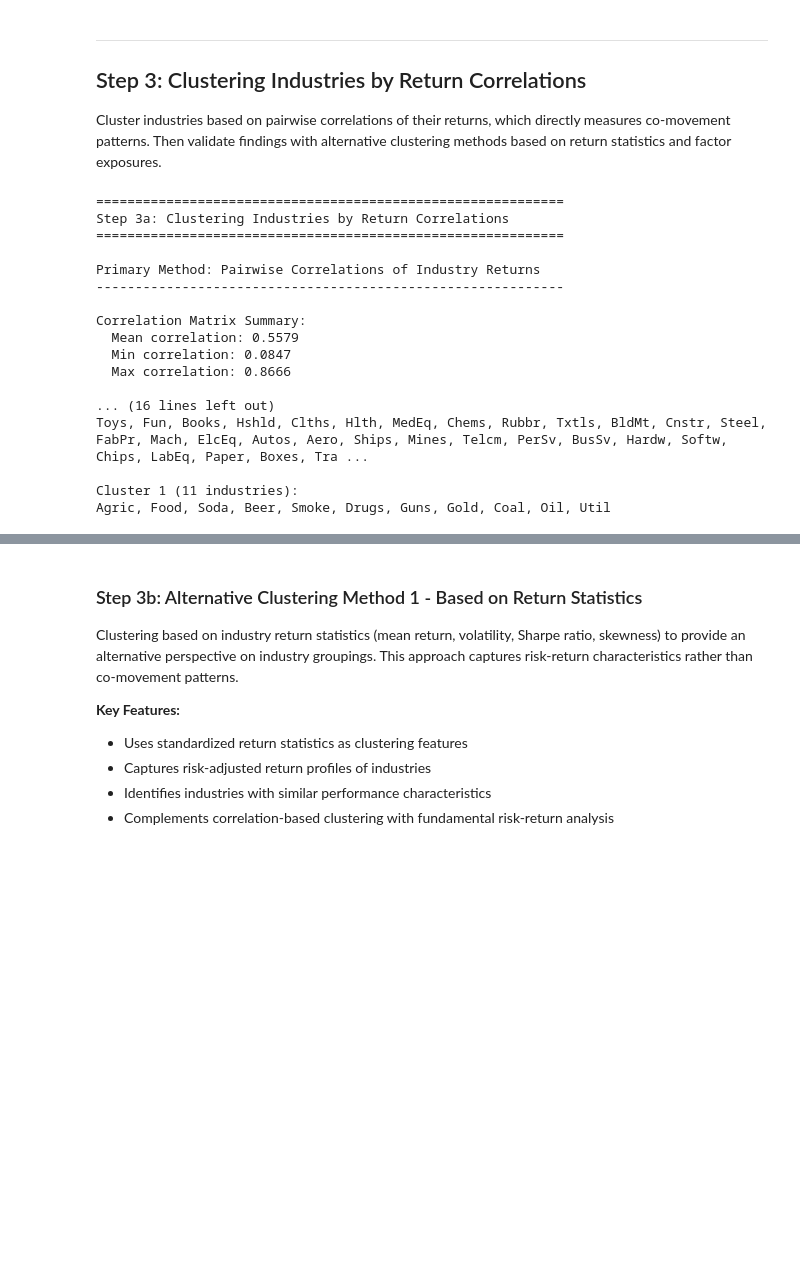
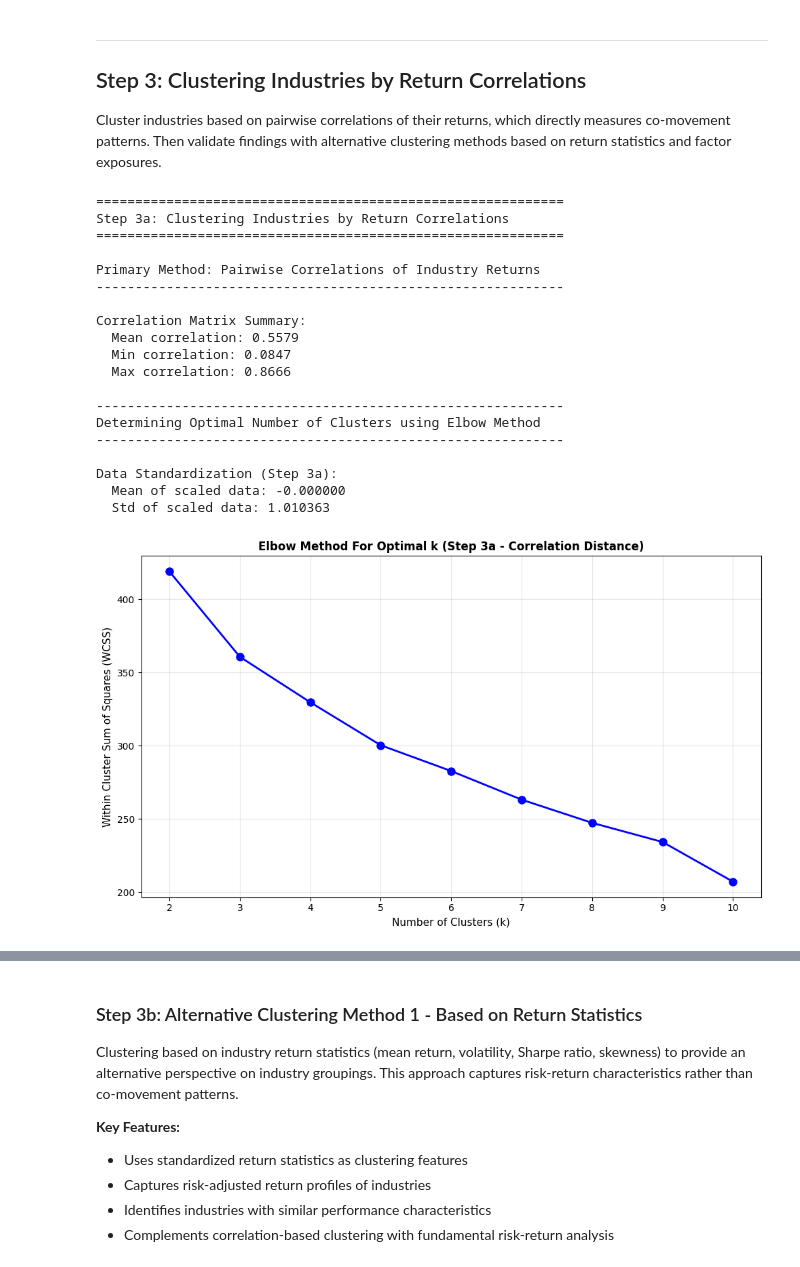
Before and after one commit to mscmsc-ops/Big_data, a Jupyter notebook: Main.ipynb, the cells around one changed output, grey strips where cells are left out. Cells and saved outputs as stored; diff of their text form; code cells hidden in the pictures; blank space fills up the shorter version.

```diff
--- a/Main.ipynb
+++ b/Main.ipynb
@@ -608,16 +561,67 @@ print(f"  Mean correlation: {corr_matrix.values[np.triu_indices_from(corr_matrix
 print(f"  Min correlation: {corr_matrix.values[np.triu_indices_from(corr_matrix.values, k=1)].min():.4f}")
 print(f"  Max correlation: {corr_matrix.values[np.triu_indices_from(corr_matrix.values, k=1)].max():.4f}")
 
+# ===== Elbow Method for Optimal K (Step 3a) =====
+print("\n" + "-"*60)
+print("Determining Optimal Number of Clusters using Elbow Method")
+print("-"*60)
+
+# Standardize distance matrix BEFORE applying clustering
+# Convert distance matrix to feature space using MDS for K-means analysis
+from sklearn.manifold import MDS
+mds_for_clustering = MDS(n_components=min(10, len(industry_columns)-1), dissimilarity='precomputed', random_state=42)
+features_3a = mds_for_clustering.fit_transform(corr_distance)
+
+# Standardize MDS features for clustering
+scaler_3a = StandardScaler()
+features_3a_scaled = scaler_3a.fit_transform(features_3a)
+features_3a_scaled_df = pd.DataFrame(features_3a_scaled)
+
+print(f"\nData Standardization (Step 3a):")
+print(f"  Mean of scaled data: {features_3a_scaled_df.mean().mean():.6f}")
+print(f"  Std of scaled data: {features_3a_scaled_df.std().mean():.6f}")
+
+# Apply elbow method - compute WCSS for different k values
+wcss_3a = []
+k_range = range(2, min(11, len(industry_columns)))
+
+for k in k_range:
+    kmeans_temp = KMeans(n_clusters=k, random_state=42, n_init=10)
+    kmeans_temp.fit(features_3a_scaled)
+    wcss_3a.append(kmeans_temp.inertia_)
+
+# Plot elbow curve
+fig, ax = plt.subplots(figsize=(10, 6))
+ax.plot(k_range, wcss_3a, 'bo-', linewidth=2, markersize=8)
+ax.set_xlabel('Number of Clusters (k)', fontsize=11)
+ax.set_ylabel('Within Cluster Sum of Squares (WCSS)', fontsize=11)
+ax.set_title('Elbow Method For Optimal k (Step 3a - Correlation Distance)', fontsize=12, fontweight='bold')
+ax.grid(True, alpha=0.3)
+plt.tight_layout()
+plt.show()
+
+# Find elbow point using the elbow method (second derivative)
+if len(wcss_3a) >= 3:
+    second_derivative = np.diff(wcss_3a, n=2)
+    elbow_idx = np.argmax(second_derivative) + 2  # +2 because second derivative is offset
+    optimal_k_3a = list(k_range)[elbow_idx]
+else:
+    optimal_k_3a = list(k_range)[0]
+
+print(f"\nElbow Method Analysis (Step 3a):")
+print(f"  Optimal k: {optimal_k_3a}")
+print(f"  WCSS at optimal k: {wcss_3a[optimal_k_3a - 2]:.2f}")
+
 # ===== Clustering Method 1: K-means =====
 print("\n" + "-"*60)
-print("Method 1: K-means Clustering on Correlation Distance")
+print(f"Method 1: K-means Clustering on Correlation Distance (k={optimal_k_3a})")
 print("-"*60)
 
 from sklearn.metrics.pairwise import euclidean_distances
-kmeans_optimal = KMeans(n_clusters=optimal_k, random_state=42, n_init=10)
-kmeans_labels = kmeans_optimal.fit_predict(corr_distance)
+kmeans_optimal = KMeans(n_clusters=optimal_k_3a, random_state=42, n_init=10)
+kmeans_labels = kmeans_optimal.fit_predict(features_3a_scaled)
 
-print(f"\nK-means Clustering (k={optimal_k})")
+print(f"\nK-means Clustering (k={optimal_k_3a})")
 print(f"Industries per cluster: {np.bincount(kmeans_labels)}")
 
 # Create cluster assignment for industries based on correlations
@@ -625,35 +629,38 @@ industry_clusters_kmeans = pd.DataFrame({
     'Industry': industry_columns,
     'Correlation_Cluster': kmeans_labels
 })
 
 # Count industries per cluster
 cluster_counts = industry_clusters_kmeans['Correlation_Cluster'].value_counts().sort_index()
 print(f"\nK-means Cluster Distribution:")
 print(cluster_counts)
 
 # Display industries in each cluster
 print(f"\nDetailed K-means Cluster Assignment:")
-for cluster_id in range(optimal_k):
+for cluster_id in range(optimal_k_3a):
     industries_in_cluster = industry_clusters_kmeans[
         industry_clusters_kmeans['Correlation_Cluster'] == cluster_id
     ]['Industry'].tolist()
     print(f"\nCluster {cluster_id} ({len(industries_in_cluster)} industries):")
     print(", ".join(industries_in_cluster))
 # %% [output]
 ============================================================
 Step 3a: Clustering Industries by Return Correlations
 ============================================================
 
 Primary Method: Pairwise Correlations of Industry Returns
 ------------------------------------------------------------
 
 Correlation Matrix Summary:
   Mean correlation: 0.5579
   Min correlation: 0.0847
   Max correlation: 0.8666
 
-... (16 lines left out)
-Toys, Fun, Books, Hshld, Clths, Hlth, MedEq, Chems, Rubbr, Txtls, BldMt, Cnstr, Steel, FabPr, Mach, ElcEq, Autos, Aero, Ships, Mines, Telcm, PerSv, BusSv, Hardw, Softw, Chips, LabEq, Paper, Boxes, Tra ...
+------------------------------------------------------------
+Determining Optimal Number of Clusters using Elbow Method
+------------------------------------------------------------
 
-Cluster 1 (11 industries):
-Agric, Food, Soda, Beer, Smoke, Drugs, Guns, Gold, Coal, Oil, Util
+Data Standardization (Step 3a):
+  Mean of scaled data: -0.000000
+  Std of scaled data: 1.010363
+[figure, added]
```
Also changed, not shown: parts of 12 cells of this notebook, 3 other files.
